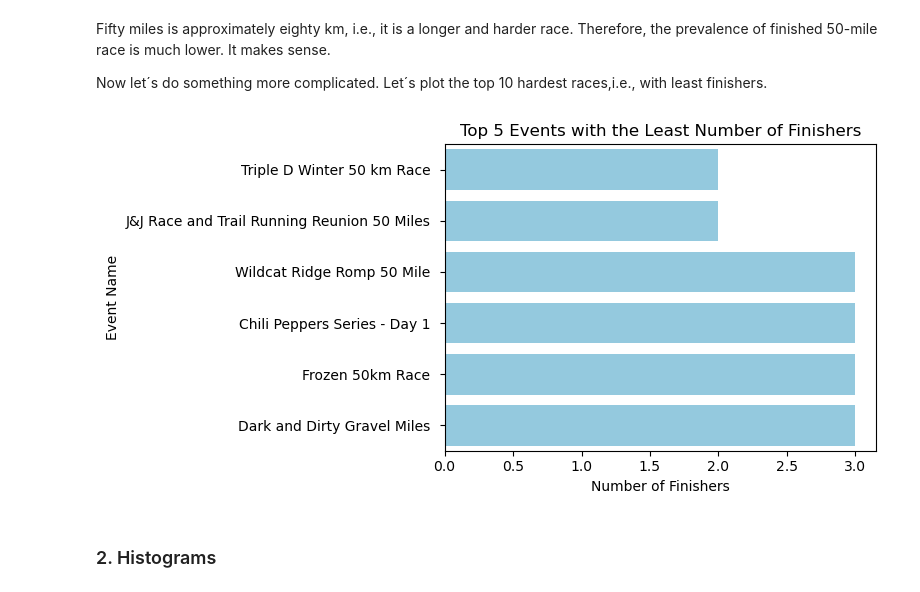
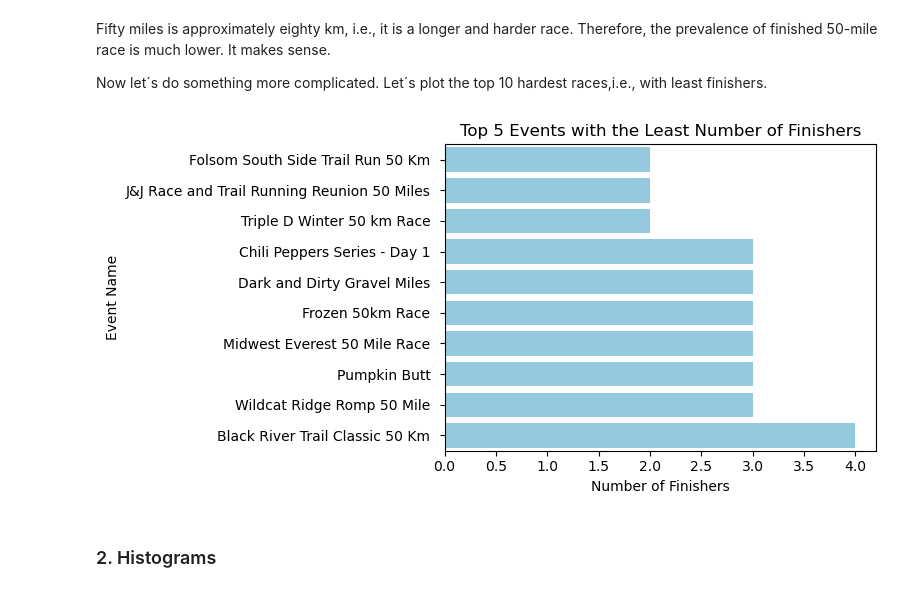
Before and after one commit to mstoychev/Data-Science-Projects, a Jupyter notebook: 0. Data Analyst Portfolio/1. Exploratory Data Analysis With Python Pandas/EDA_ultra_marathon.ipynb, the cells around one changed output. Cells and saved outputs as stored; diff of their text form; code cells hidden in the pictures.

```diff
--- a/0. Data Analyst Portfolio/1. Exploratory Data Analysis With Python Pandas/EDA_ultra_marathon.ipynb
+++ b/0. Data Analyst Portfolio/1. Exploratory Data Analysis With Python Pandas/EDA_ultra_marathon.ipynb
@@ -385,23 +392,23 @@ Now let´s do something more complicated. Let´s plot the top 10 hardest races,i
 # %%
 # Group by event name and count the number of finishers for each event
 event_finishers_count = data_usa.groupby("event_name")["event_number_of_finishers"].count()
 
 # Sort the events by the count of finishers in ascending order and select the top 10 events
 top_5_events = event_finishers_count.nsmallest(10)
 
 # Reset index to make event_name a column again
-top_5_events = top_10_events.reset_index()
+top_5_events = top_5_events.reset_index()
 
 # Create a horizontal bar plot with seaborn
 plt.figure(figsize=(8, 4))
-sns.barplot(data=top_10_events, y="event_name", x="event_number_of_finishers", color='skyblue')
+sns.barplot(data=top_5_events, y="event_name", x="event_number_of_finishers", color='skyblue')
 plt.title('Top 5 Events with the Least Number of Finishers')
 plt.xlabel('Number of Finishers')
 plt.ylabel('Event Name')
 plt.tight_layout()
 plt.show()
 # %% [output]
-[figure, old version]
+[figure, new version]
 # %% [markdown]
 ### 2. Histograms
 # %%
```
Also changed, not shown: parts of 27 cells of this notebook.
